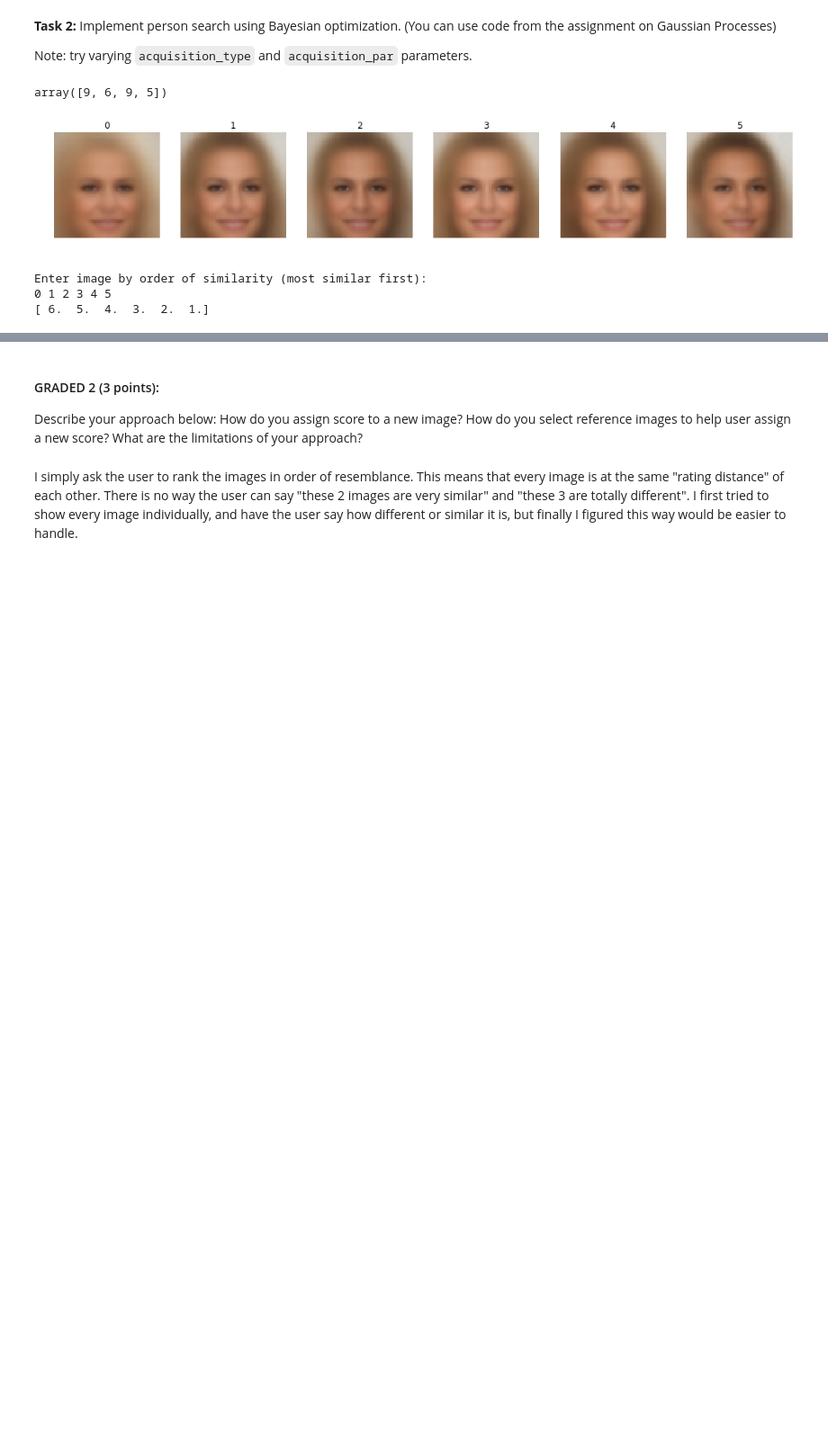
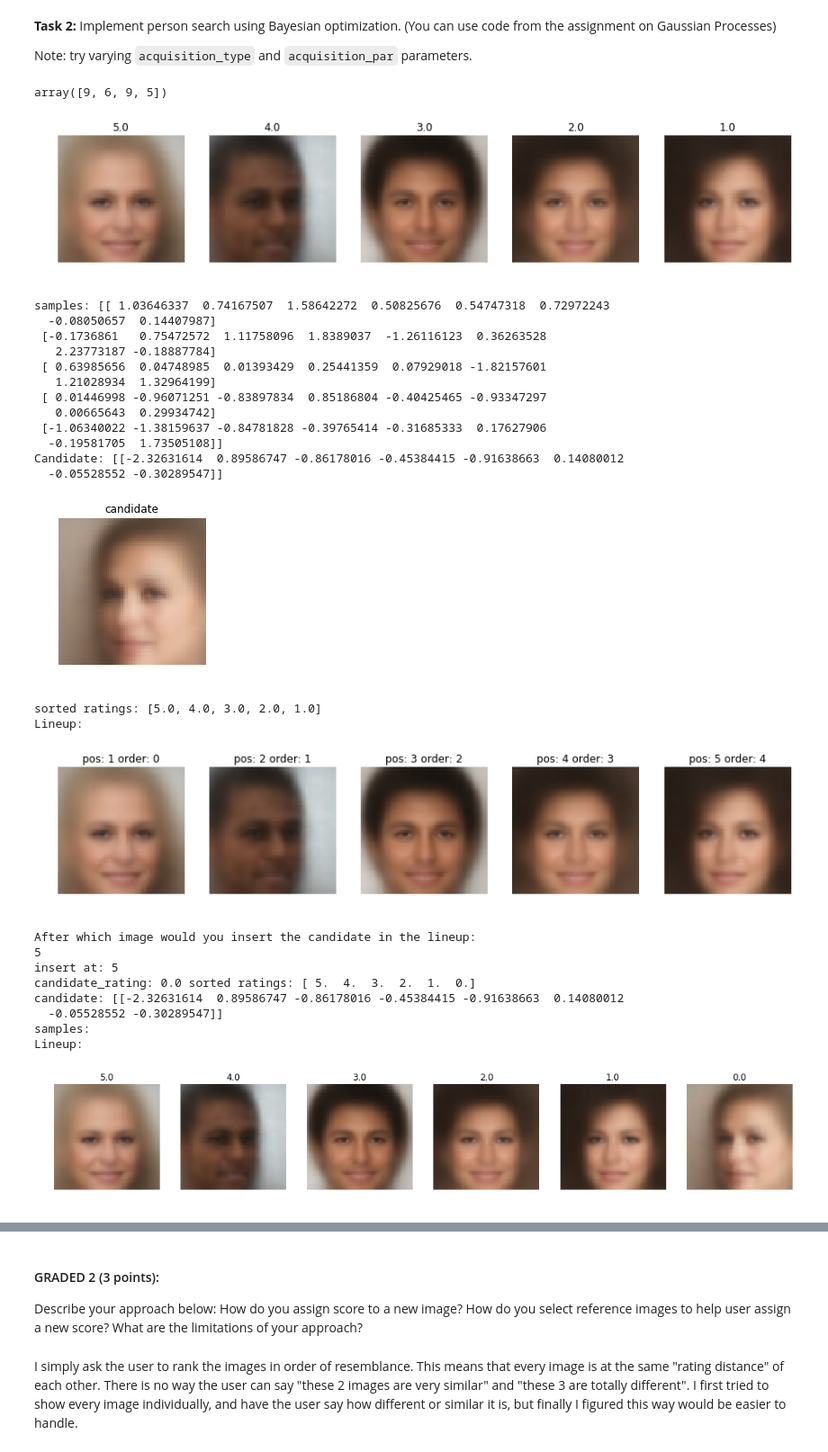
Before and after one commit to wesen/bayesian-methods, a Jupyter notebook: week6/Coursera-BMML-Final-project/Coursera BMML, Final project.ipynb, the cells around one changed output, grey strips where cells are left out. Shown: that part at 90% size. Drawn from its saved outputs; the diff is of its cells as text; code cells hidden in the pictures; blank space fills up the shorter version.

```diff
--- a/week6/Coursera-BMML-Final-project/Coursera BMML, Final project.ipynb
+++ b/week6/Coursera-BMML-Final-project/Coursera BMML, Final project.ipynb
@@ -77,5 +77,5 @@ decode
 # %% [output]
 <tf.Tensor 'sequential_2_1/conv2d_transpose_4/BiasAdd:0' shape=(?, ?, ?, 3) dtype=float32>
 # %%
-sess.run(decode, feed_dict={latent_placeholder: np.random.uniform(size=(1,8))})
+sess.run(decode, feed_dict={latent_placeholder: np.random.normal(size=(1,8))})
 # %% [output]
@@ -101,7 +101,7 @@ array([[[[ 0.70694637,  0.66495836,  0.61849105],
 plt.figure(figsize=(10, 10))
 for i in range(25):
     plt.subplot(5, 5, i+1)
-    latent_vars = np.random.uniform(size=(1,8))
+    latent_vars = np.random.normal(size=(1,8))
     image = sess.run(decode, feed_dict={latent_placeholder: latent_vars})[0]
     plt.imshow(np.clip(image, 0, 1))
     plt.axis('off')
@@ -281,9 +317,32 @@ class FacialComposit:
         plt.show()
 # %%
 fc = FacialComposit(decoder, latent_size)
-fc.query_initial(select_top=6)
+fc.query_initial(select_top=5)
+fc.evaluate(np.random.normal(size=(1, fc.latent_size)))
 # %% [output]
-[figure, old version]
+[figure, new version]
-Enter image by order of similarity (most similar first):
-0 1 2 3 4 5
-[ 6.  5.  4.  3.  2.  1.]
+samples: [[ 1.03646337  0.74167507  1.58642272  0.50825676  0.54747318  0.72972243
+  -0.08050657  0.14407987]
+ [-0.1736861   0.75472572  1.11758096  1.8389037  -1.26116123  0.36263528
+   2.23773187 -0.18887784]
+ [ 0.63985656  0.04748985  0.01393429  0.25441359  0.07929018 -1.82157601
+   1.21028934  1.32964199]
+ [ 0.01446998 -0.96071251 -0.83897834  0.85186804 -0.40425465 -0.93347297
+   0.00665643  0.29934742]
+ [-1.06340022 -1.38159637 -0.84781828 -0.39765414 -0.31685333  0.17627906
+  -0.19581705  1.73505108]]
+Candidate: [[-2.32631614  0.89586747 -0.86178016 -0.45384415 -0.91638663  0.14080012
+  -0.05528552 -0.30289547]]
+[figure, added]
+sorted ratings: [5.0, 4.0, 3.0, 2.0, 1.0]
+Lineup:
+[figure, added]
+After which image would you insert the candidate in the lineup:
+5
+insert at: 5
+candidate_rating: 0.0 sorted ratings: [ 5.  4.  3.  2.  1.  0.]
+candidate: [[-2.32631614  0.89586747 -0.86178016 -0.45384415 -0.91638663  0.14080012
+  -0.05528552 -0.30289547]]
+samples:
+Lineup:
+[figure, added]
```
Also changed, not shown: parts of 13 cells of this notebook, 1 other file.
